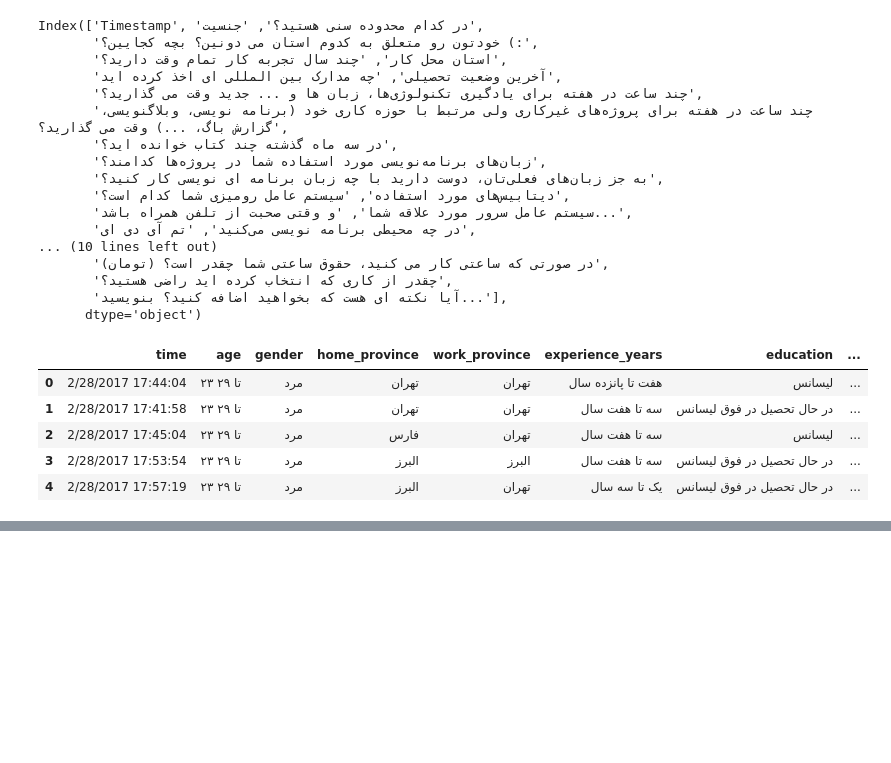
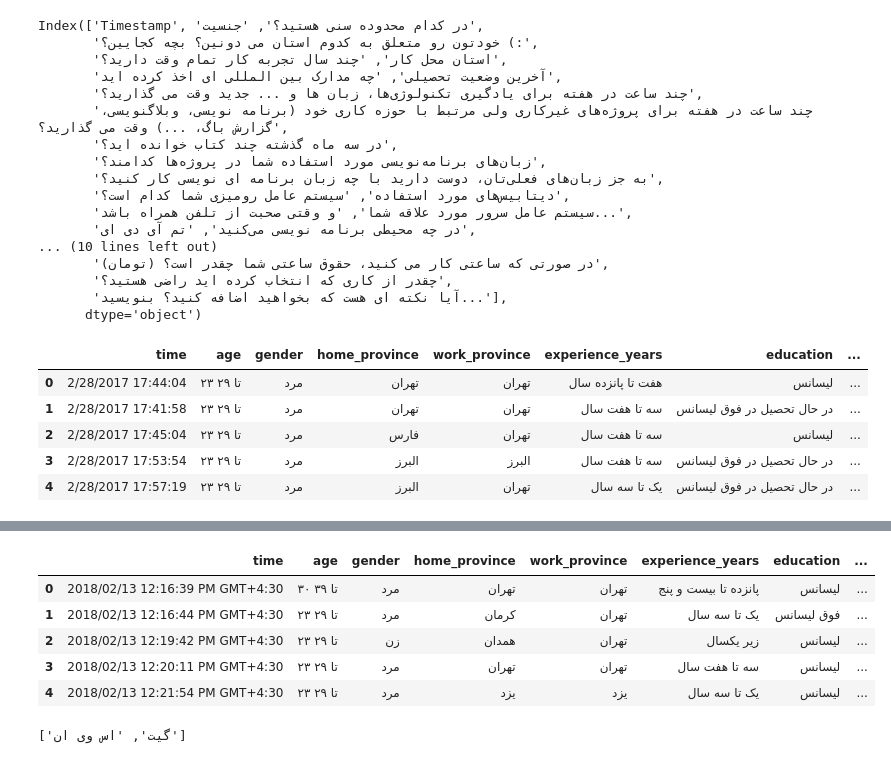
Before and after one commit to saeedesmaili/iran-developers-salary, a Jupyter notebook: Analysis-draft.ipynb, the cells around one changed output, grey strips where cells are left out. Saved outputs shown, nothing was run; the diff lists cells and outputs as text; code cells hidden in the pictures; blank space fills up the shorter version.

```diff
--- a/Analysis-draft.ipynb
+++ b/Analysis-draft.ipynb
@@ -89,0 +190,40 @@ df_95.head()
+# %%
+df_96.fillna("هیچکدام", inplace=True)
+
+
+df_96['programming_languages'] = df_96.programming_languages.apply(lambda x: x.split(';'))
+df_96['want_to_work_languages'] = df_96.want_to_work_languages.apply(lambda x: x.split(';'))
+df_96['database'] = df_96.database.apply(lambda x: x.split(';'))
+df_96['desktop_os'] = df_96.desktop_os.apply(lambda x: x.split(';'))
+df_96['server_os'] = df_96.server_os.apply(lambda x: x.split(';'))
+
+df_96['mobile_os'] = df_96.mobile_os.str.replace("Dump phones \(1100, ...\)", "Dump phones")
+df_96['mobile_os'] = df_96.mobile_os.apply(lambda x: x.split(';'))
+
+df_96['ide'] = df_96.ide.apply(lambda x: x.split(';'))
+df_96['source_control'] = df_96.source_control.apply(lambda x: x.split(';'))
+df_96['technology'] = df_96.technology.apply(lambda x: x.split(';'))
+df_96['drinks'] = df_96.drinks.apply(lambda x: x.split(';'))
+df_96['style'] = df_96.style.apply(lambda x: x.split(';'))
+df_96['change_in_body'] = df_96.change_in_body.apply(lambda x: x.split(';'))
+df_96['music_style'] = df_96.music_style.apply(lambda x: x.split(';'))
+df_96['position'] = df_96.position.apply(lambda x: x.split(';'))
+df_96['company_type'] = df_96.company_type.apply(lambda x: x.split(';'))
+df_96['company_benefits'] = df_96.company_benefits.apply(lambda x: x.split(';'))
+df_96['style_'] = df_96.style_.apply(lambda x: x.split(';'))
+df_96['where_do_you_learn'] = df_96.where_do_you_learn.apply(lambda x: x.split(';'))
+df_96['most_used_service'] = df_96.most_used_service.apply(lambda x: x.split(';'))
+df_96['about_you'] = df_96.about_you.apply(lambda x: x.split(';'))
+
+df_96.head()
+# %% [output]
+|  | time | age | gender | home_province | work_province | experience_years | education | ... |
+| 0 | 2018/02/13 12:16:39 PM GMT+4:30 | ۳۰ تا ۳۹ | مرد | تهران | تهران | پانزده تا بیست و پنج | لیسانس | ... |
+| 1 | 2018/02/13 12:16:44 PM GMT+4:30 | ۲۳ تا ۲۹ | مرد | کرمان | تهران | یک تا سه سال | فوق لیسانس | ... |
+| 2 | 2018/02/13 12:19:42 PM GMT+4:30 | ۲۳ تا ۲۹ | زن | همدان | تهران | زیر یکسال | لیسانس | ... |
+| 3 | 2018/02/13 12:20:11 PM GMT+4:30 | ۲۳ تا ۲۹ | مرد | تهران | تهران | سه تا هفت سال | لیسانس | ... |
+| 4 | 2018/02/13 12:21:54 PM GMT+4:30 | ۲۳ تا ۲۹ | مرد | یزد | یزد | یک تا سه سال | لیسانس | ... |
+# %%
+df_96.source_control[2]
+# %% [output]
+['گیت', 'اس وی ان']
```
Also changed, not shown: parts of 9 cells of this notebook.
